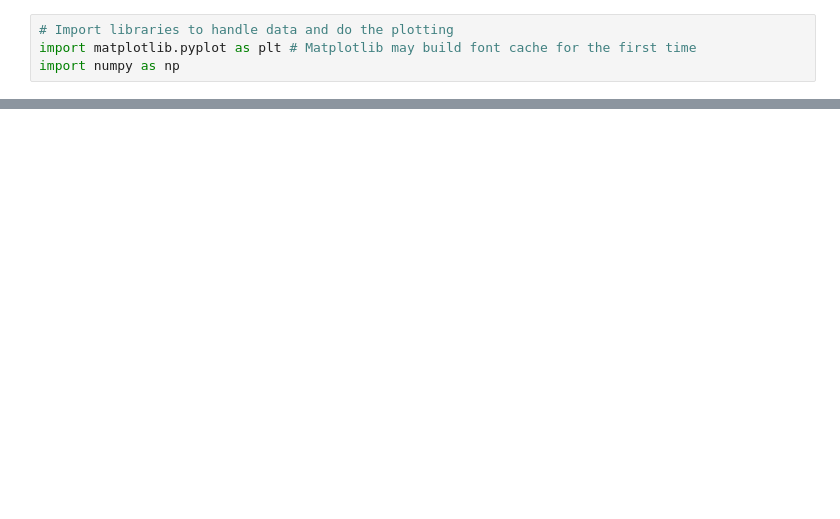
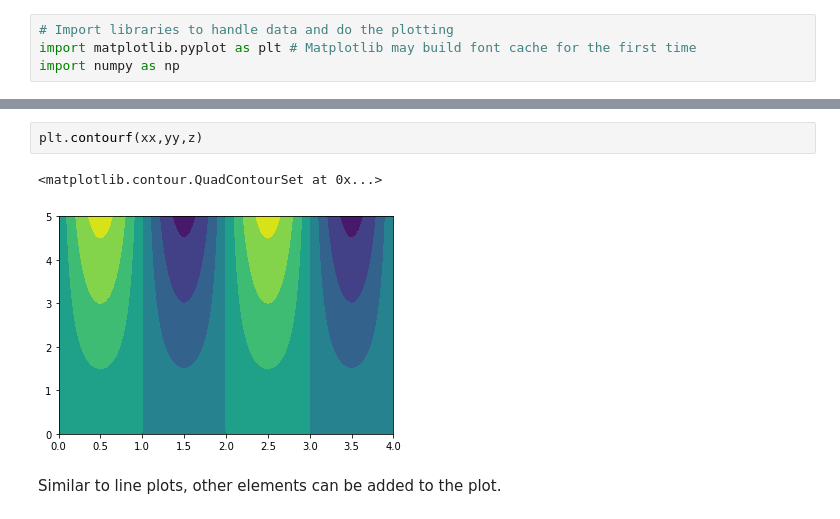
Before and after one commit to joeylamcy/Python_tutorial, a Jupyter notebook: Part6_plotting.ipynb, the cells around one changed output, grey strips where cells are left out. Cells and saved outputs as stored; diff of their text form; blank space fills up the shorter version.

```diff
--- a/Part6_plotting.ipynb
+++ b/Part6_plotting.ipynb
@@ -15,0 +120,7 @@ The "inline" option allows figures to be displayed inside this notebook, instead
+# %%
+plt.contourf(xx,yy,z)
+# %% [output]
+<matplotlib.contour.QuadContourSet at 0x...>
+[figure, added]
+# %% [markdown]
+Similar to line plots, other elements can be added to the plot.
```
Also changed, not shown: parts of 23 cells of this notebook, 3 other files.
